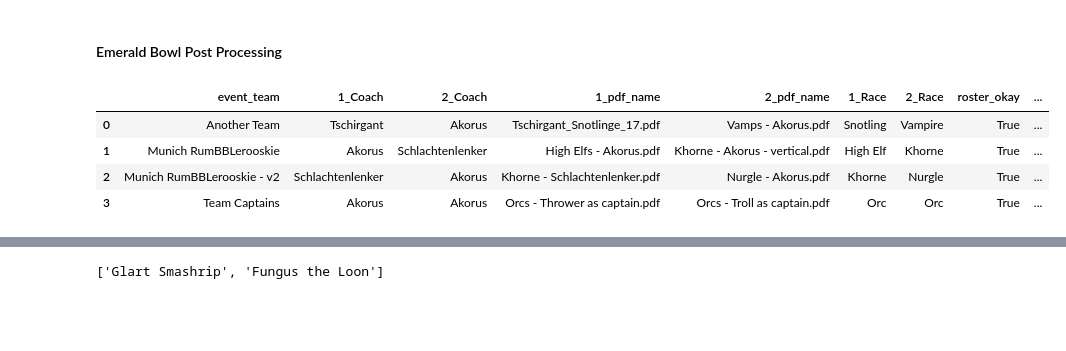
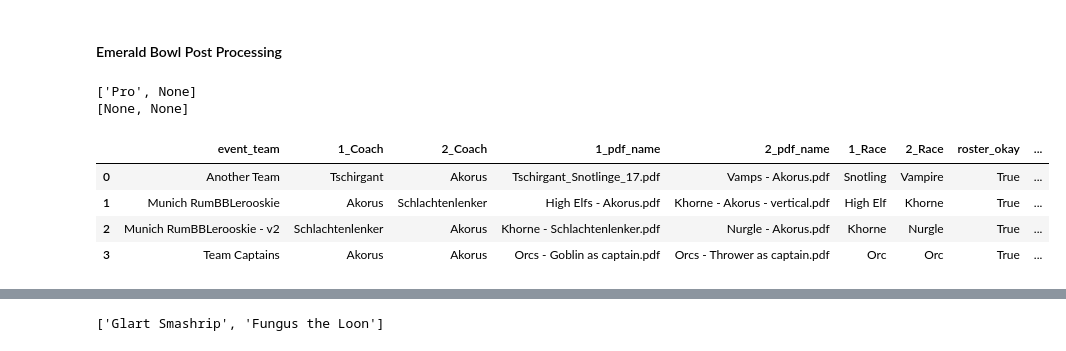
Before and after one commit to mpSchrader/BBRosterVisualizer, a Jupyter notebook: notebooks/Roster Processing Iteration - BB25.ipynb, the cells around one changed output, grey strips where cells are left out. Cells and saved outputs as stored; diff of their text form; code cells hidden in the pictures; blank space fills up the shorter version.

```diff
--- a/notebooks/Roster Processing Iteration - BB25.ipynb
+++ b/notebooks/Roster Processing Iteration - BB25.ipynb
@@ -617,6 +617,15 @@ def team_captain(row):
                     captain = player
     return captain
 df_team_event["team_captain"] = df_team_event.apply(team_captain, axis=1)
+
+def team_captain_pro_as_secondary(row):
+    captain = row['team_captain']
+    if captain is not None:
+        print([captain["secondary_1"], captain["secondary_2"]])
+        return 'Pro' in [captain["secondary_1"], captain["secondary_2"]]
+    return False
+df_team_event["team_captain_pro_as_secondary"] = df_team_event.apply(team_captain_pro_as_secondary, axis=1)
+
 def calculate_skill_cost(row):
     skill_cost = int(row['Summary - Primary skills']) * 20  + int(row['Summary - Secondary skills']) * 30
     captain = row['team_captain']
@@ -672,7 +681,10 @@ df_team_event["required_extra_gold"] = (
 ).apply(lambda x: max(x, 0))
 df_team_event["verify_skill_cost"] = df_team_event["emerald_bowl_skill_cost"] <= (df_team_event["emerald_bowl_tier_extra_gold"] + df_team_event["required_extra_gold"])
 # TODO ENSURE TEAM CAPTAIN SECONDARY DOES NOT COUNT
-df_team_event["verify_seconday_skills"] = df_team_event["Summary - Secondary skills"].astype(int) <= df_team_event['emerald_bowl_tier'].map(TIER_ALLOWED_SECONDARY)
+df_team_event["verify_seconday_skills"] = (
+    (df_team_event["Summary - Secondary skills"].astype(int) - df_team_event["team_captain_pro_as_secondary"])
+    <= df_team_event['emerald_bowl_tier'].map(TIER_ALLOWED_SECONDARY)
+)
 # TODO VERIFY STAR_PLAYERS
 def get_all_stars(player_list):
     stars = []
@@ -779,33 +791,35 @@ df_wide["verify_min_tier3_combined"] = df_wide["event_team_combined_tier"] >= 3
 
 df_wide["roster_okay"] = df_wide["verify_used_max_allowed_gold"] \
                          & df_wide["verify_skill_cost"] \
-                         & df_wide["verify_skill_cost"] \
+                         & df_wide["verify_seconday_skills"] \
                          & df_wide["verify_inducements"] \
                          & df_wide["verify_no_skill_stack"] \
                          & df_wide["verify_star_players"] \
                          & df_wide["verify_min_tier3_combined"]
 
 
 df_final = df_wide[[
     'event_team',
     '1_Coach', '2_Coach',
     '1_pdf_name', '2_pdf_name',
     '1_Race', '2_Race',
     'roster_okay',
     'verify_used_max_allowed_gold',
     'verify_skill_cost',
     'verify_seconday_skills',
     'verify_inducements',
     'verify_no_skill_stack',
     'verify_star_players',
     '1_verify_seconday_skills', '2_verify_seconday_skills',
     '1_verify_inducements', '2_verify_inducements',
 ]]
 df_final
 # %% [output]
+['Pro', None]
+[None, None]
 |  | event_team | 1_Coach | 2_Coach | 1_pdf_name | 2_pdf_name | 1_Race | 2_Race | roster_okay | ... |
 | 0 | Another Team | Tschirgant | Akorus | Tschirgant_Snotlinge_17.pdf | Vamps - Akorus.pdf | Snotling | Vampire | True | ... |
 | 1 | Munich RumBBLerooskie | Akorus | Schlachtenlenker | High Elfs - Akorus.pdf | Khorne - Akorus - vertical.pdf | High Elf | Khorne | True | ... |
 | 2 | Munich RumBBLerooskie - v2 | Schlachtenlenker | Akorus | Khorne - Schlachtenlenker.pdf | Nurgle - Akorus.pdf | Khorne | Nurgle | True | ... |
-| 3 | Team Captains | Akorus | Akorus | Orcs - Thrower as captain.pdf | Orcs - Troll as captain.pdf | Orc | Orc | True | ... |
+| 3 | Team Captains | Akorus | Akorus | Orcs - Goblin as captain.pdf | Orcs - Thrower as captain.pdf | Orc | Orc | True | ... |
 # %%
```
Also changed, not shown: parts of 12 cells of this notebook, 3 other files.
